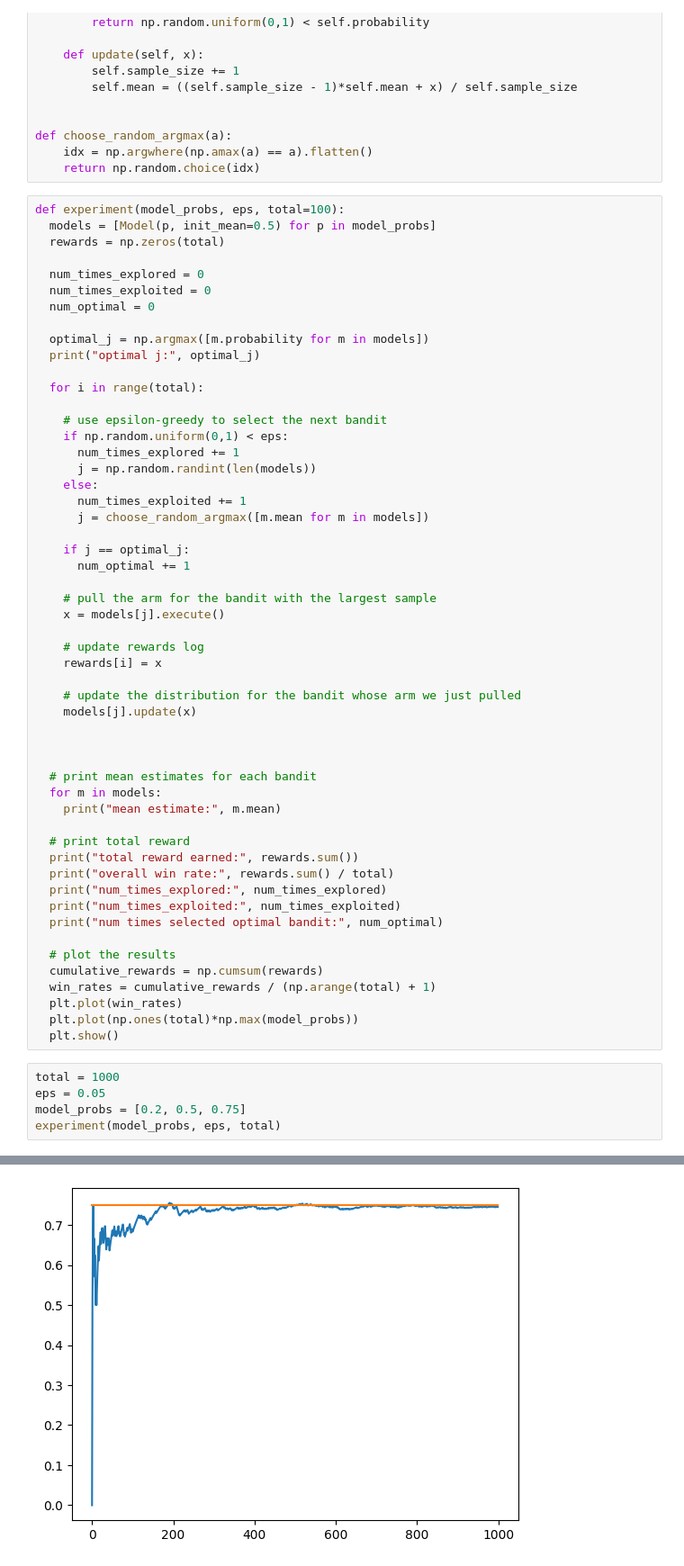
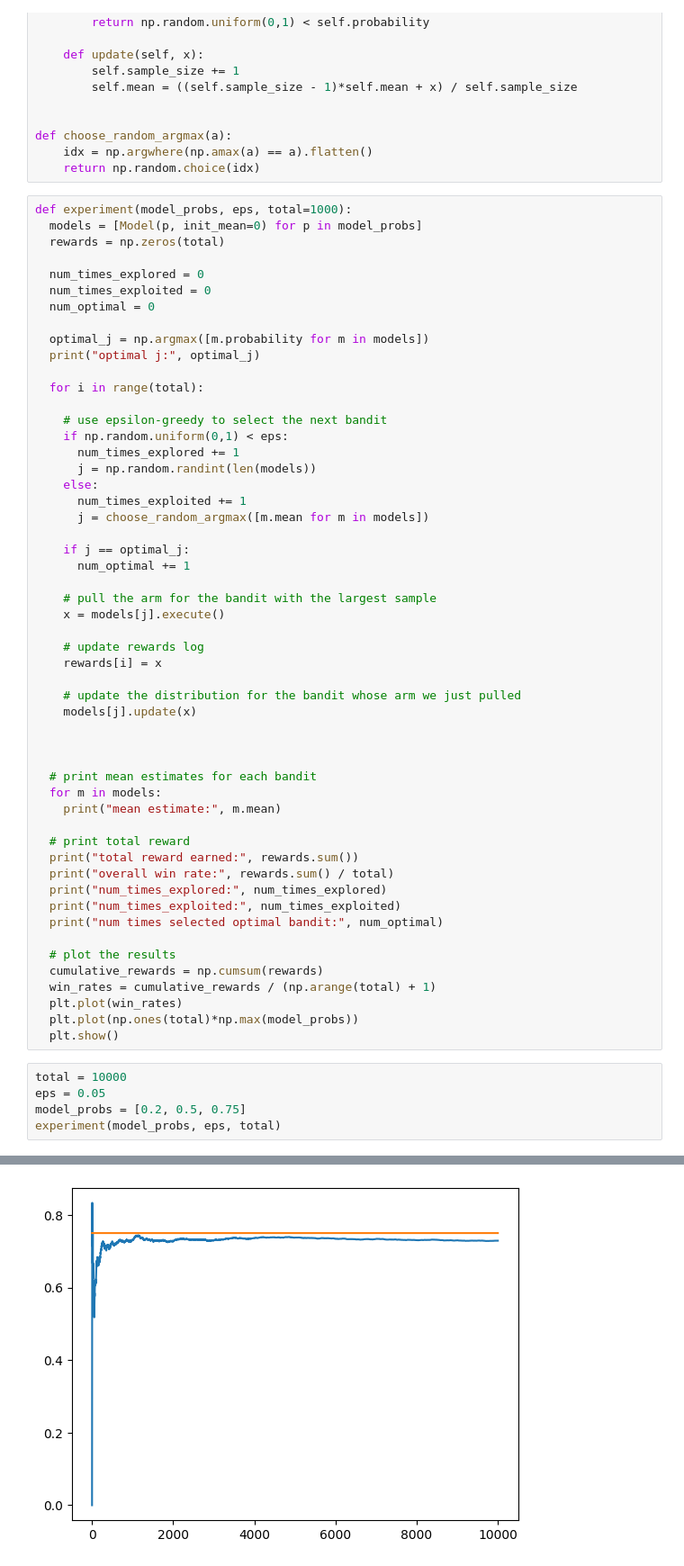
Before and after one commit to dmkovalev/hamc, a Jupyter notebook: lectures/L03_bayes.ipynb, the cells around one changed output, grey strips where cells are left out. Shown at 90% size. Saved outputs shown, nothing was run; the diff lists cells and outputs as text.

```diff
--- a/lectures/L03_bayes.ipynb
+++ b/lectures/L03_bayes.ipynb
@@ -146,8 +146,8 @@ def choose_random_argmax(a):
     idx = np.argwhere(np.amax(a) == a).flatten()
     return np.random.choice(idx)
 # %%
-def experiment(model_probs, eps, total=100):
-  models = [Model(p, init_mean=0.5) for p in model_probs]
+def experiment(model_probs, eps, total=1000):
+  models = [Model(p, init_mean=0) for p in model_probs]
   rewards = np.zeros(total)
 
   num_times_explored = 0
@@ -199,7 +199,7 @@ def experiment(model_probs, eps, total=100):
   plt.plot(np.ones(total)*np.max(model_probs))
   plt.show()
 # %%
-total = 1000
+total = 10000
 eps = 0.05
 model_probs = [0.2, 0.5, 0.75]
 experiment(model_probs, eps, total)
@@ -216,4 +216,4 @@ num times selected optimal bandit: 972
-[figure, old version]
+[figure, new version]
 # %% [markdown]
 ### UCB1
 Upper Confidence Bound
```
Also changed, not shown: parts of 7 cells of this notebook.
